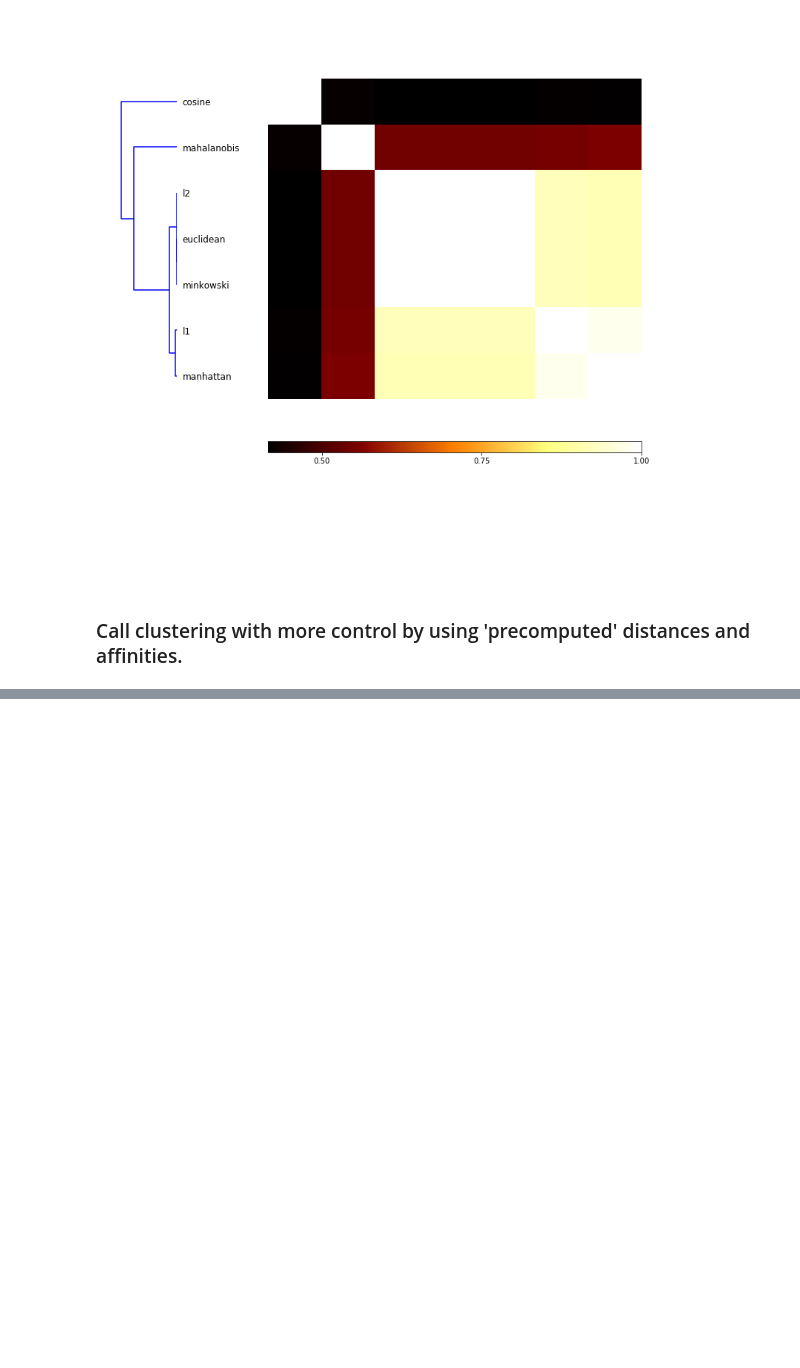
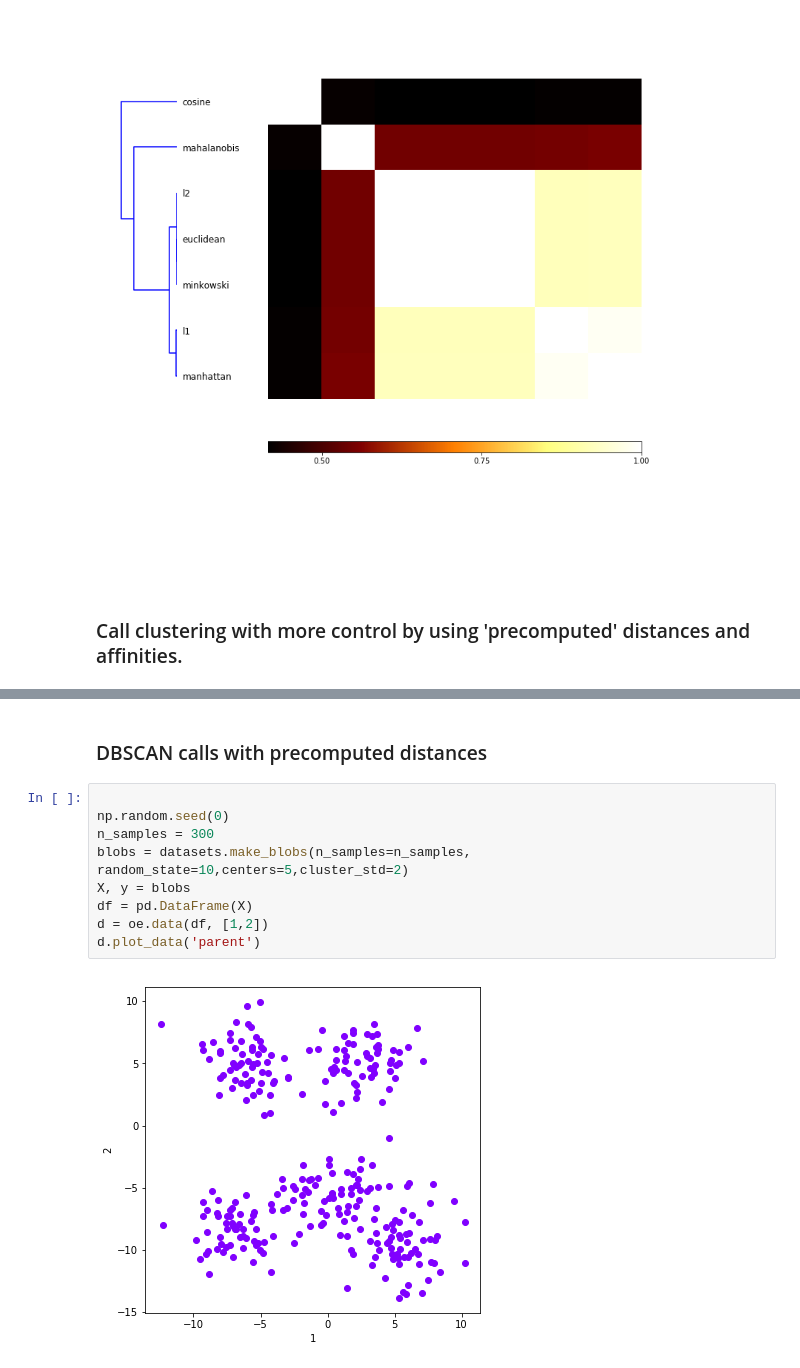
Before and after one commit to NaegleLab/OpenEnsembles, a Jupyter notebook: examples/Demonstrate_Distance_Affinity_effects.ipynb, the cells around one changed output, grey strips where cells are left out. Drawn from its saved outputs; the diff is of its cells as text; blank space fills up the shorter version.

Commit message:
Example now shows how to use both distance and precomputed in DBSCAN

```diff
--- a/examples/Demonstrate_Distance_Affinity_effects.ipynb
+++ b/examples/Demonstrate_Distance_Affinity_effects.ipynb
@@ -134,0 +136,13 @@ d.plot_data('parent', class_labels=c.labels[out_name], title=titleStr)
+# %% [markdown]
+### DBSCAN calls with precomputed distances
+# %%
+
+np.random.seed(0)
+n_samples = 300
+blobs = datasets.make_blobs(n_samples=n_samples, random_state=10,centers=5,cluster_std=2)
+X, y = blobs
+df = pd.DataFrame(X)
+d = oe.data(df, [1,2])
+d.plot_data('parent')
+# %% [output]
+[figure, added]
```
Also changed, not shown: parts of 5 cells of this notebook.
